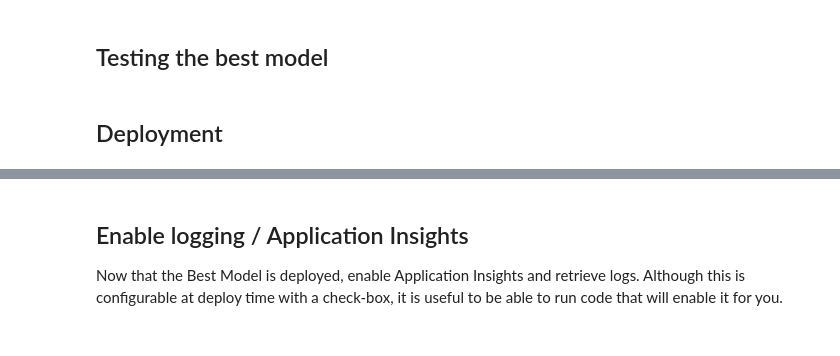
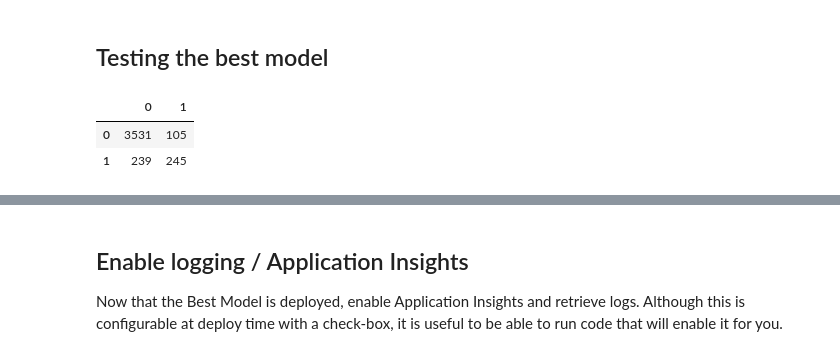
Before and after one commit to AlexanderMelde/Udacity-ND-AzureML, a Jupyter notebook: project-02/udacity-project.ipynb, the cells around one changed output, grey strips where cells are left out. Saved outputs shown, nothing was run; the diff lists cells and outputs as text; code cells hidden in the pictures.

```diff
--- a/project-02/udacity-project.ipynb
+++ b/project-02/udacity-project.ipynb
@@ -175,7 +228,7 @@ cpu_cluster.wait_for_completion(show_output=True) # , min_node_count = 1, timeou
 # If you wish to run the experiment longer, you will need to run this notebook in your own
 # Azure tenant, which will incur personal costs.
 
-automl_config = AutoMLConfig(compute_target=compute_target,
+automl_config = AutoMLConfig(compute_target=cpu_cluster,
                              task = "classification",
                              training_data=ds_clean,
                              label_column_name="y",
@@ -272,19 +405,25 @@ Screenshot of the best model after the experiment completes:
 ## Testing the best model
 # %%
 # Load test data
-ds_test = TabularDatasetFactory.from_delimited_files(path='https://automlsamplenotebookdata.blob.core.windows.net/automl-sample-notebook-data/bankmarketing_train.csv')
+ds_test = TabularDatasetFactory.from_delimited_files(path='https://automlsamplenotebookdata.blob.core.windows.net/automl-sample-notebook-data/bankmarketing_test.csv')
 
 x, y = clean_data(ds_test)
+
+# Fix differently named columns in test dataset
+x.columns = [c.replace(".","_") for c in x.columns]
+
 df_test = x.join(y)
 df_test = df_test[pd.notnull(df_test['y'])]
 
 y_test = df_test['y']
 X_test = df_test.drop(['y'], axis=1)
 
 # predict
 y_test_pred = best_model.predict(X_test)
 
 # Visualize via confusion matrix
 pd.DataFrame(confusion_matrix(y_test, y_test_pred)).style.background_gradient(cmap='Blues', low=0, high=0.9)
+# %% [output]
+|  | 0 | 1 |
+| 0 | 3531 | 105 |
+| 1 | 239 | 245 |
-# %% [markdown]
-## Deployment
```
Also changed, not shown: parts of 38 cells of this notebook, 2 other files.
